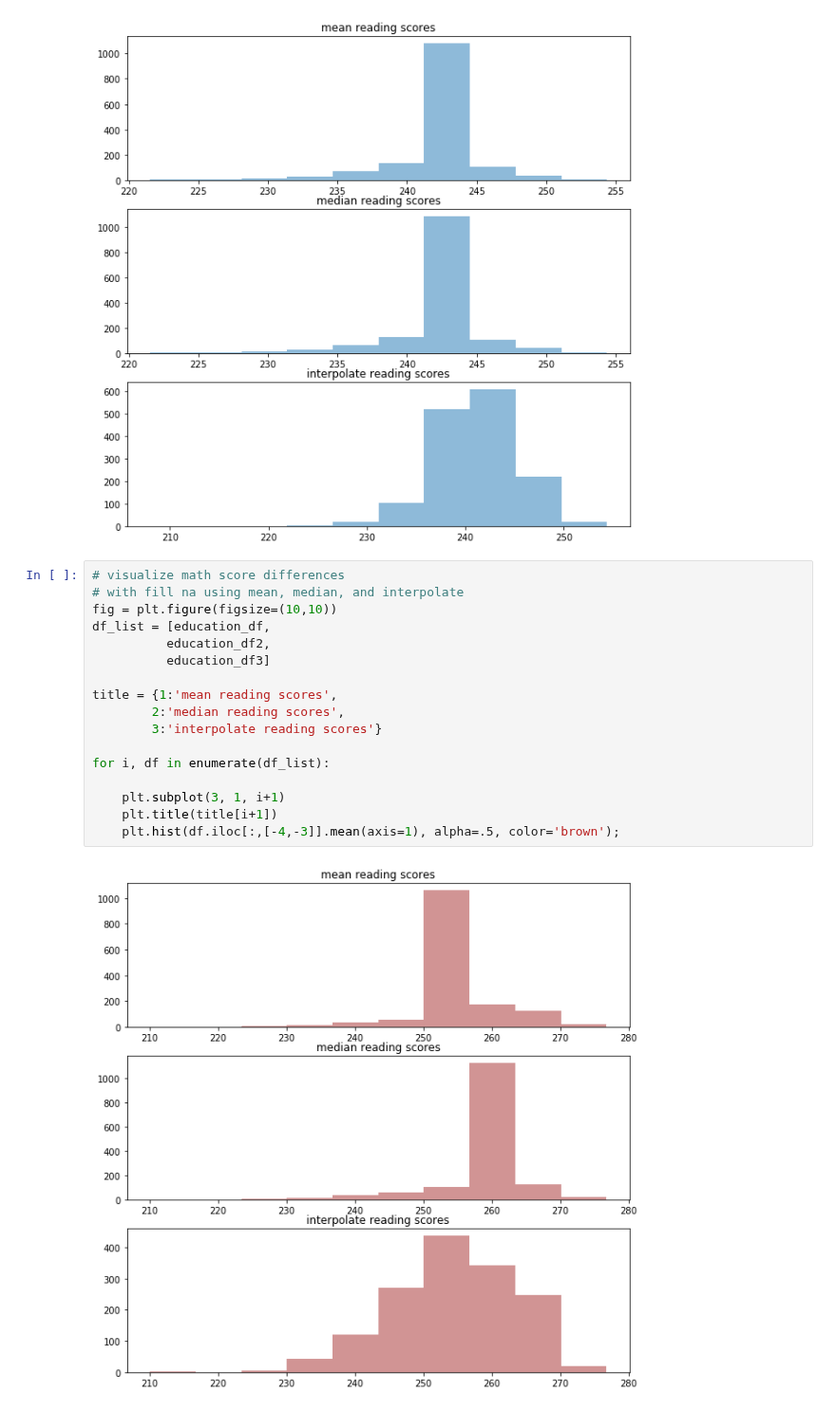
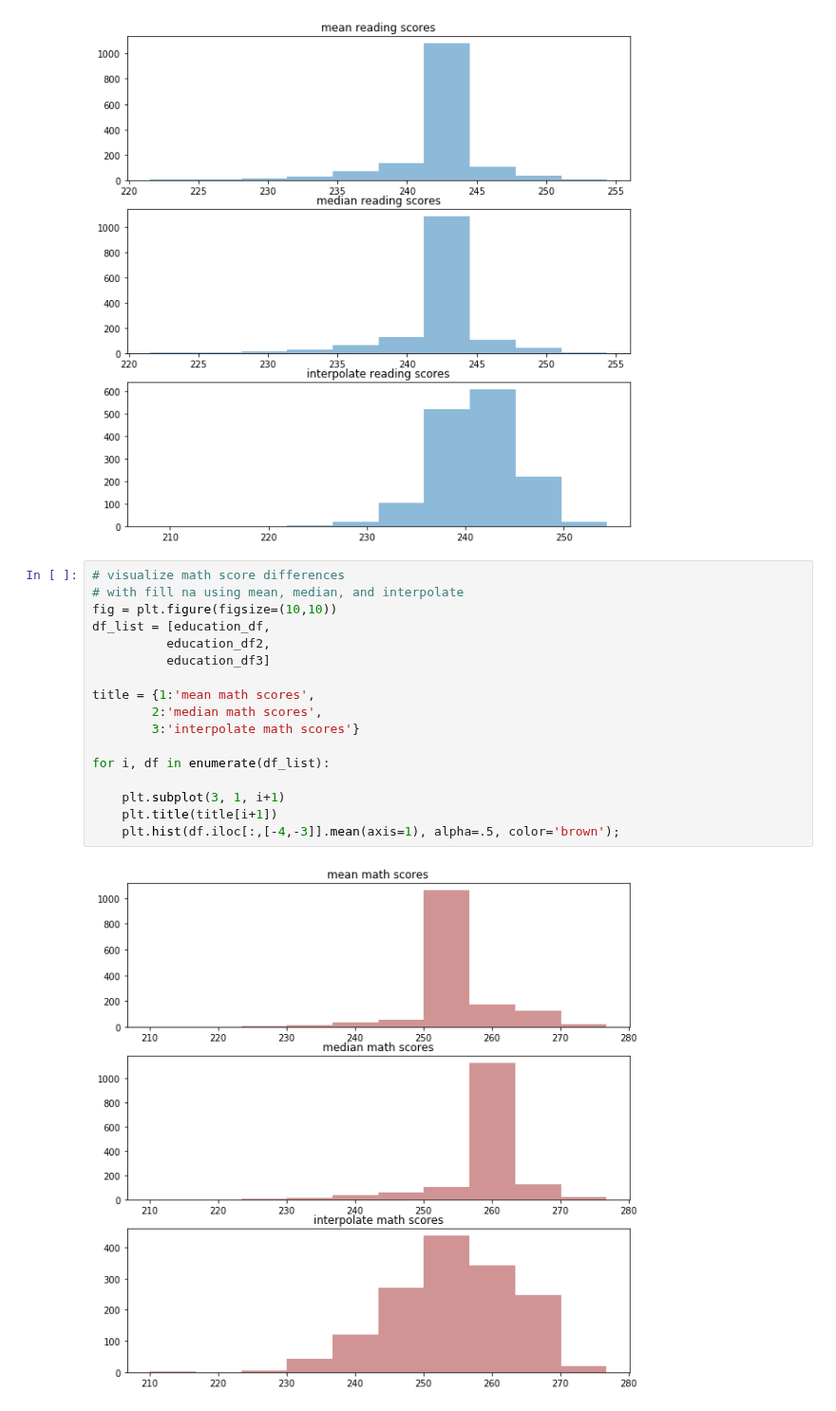
Before and after one commit to mrkjhsn/Thinkful-Exercises, a Jupyter notebook: data_exploration_1.ipynb, the cells around one changed output. Shown at 95% size. Drawn from its saved outputs; the diff is of its cells as text.

```diff
--- a/data_exploration_1.ipynb
+++ b/data_exploration_1.ipynb
@@ -297,19 +299,19 @@ for i, df in enumerate(df_list):
 # %%
 # visualize math score differences
 # with fill na using mean, median, and interpolate
 fig = plt.figure(figsize=(10,10))
 df_list = [education_df,
           education_df2,
           education_df3]
 
-title = {1:'mean reading scores',
-        2:'median reading scores',
-        3:'interpolate reading scores'}
+title = {1:'mean math scores',
+        2:'median math scores',
+        3:'interpolate math scores'}
 
 for i, df in enumerate(df_list):
 
     plt.subplot(3, 1, i+1)
     plt.title(title[i+1])
     plt.hist(df.iloc[:,[-4,-3]].mean(axis=1), alpha=.5, color='brown');
 # %% [output]
-[figure, old version]
+[figure, new version]
```
Also changed, not shown: parts of 1 cell of this notebook.
